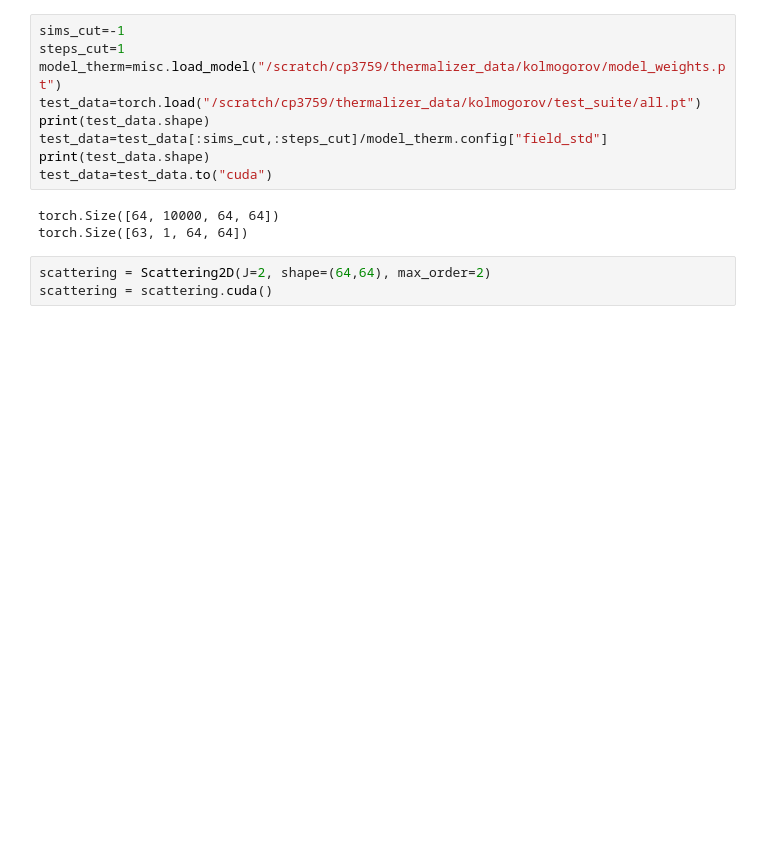
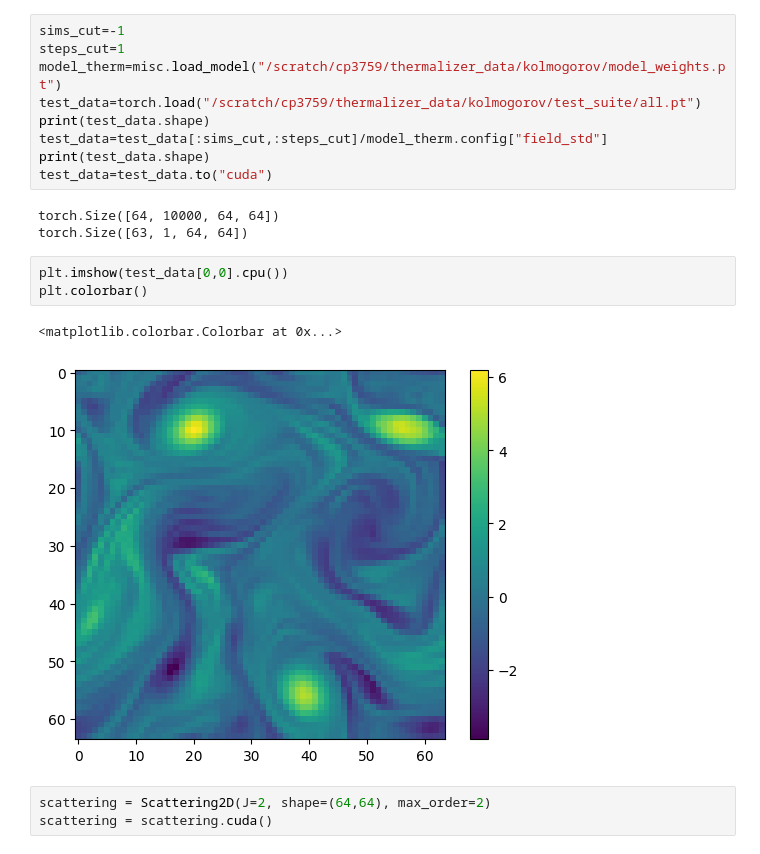
Before and after one commit to QiLiu6/thermalizer, a Jupyter notebook: notebooks/scattering.ipynb, the cells around one changed output. Saved outputs shown, nothing was run; the diff lists cells and outputs as text; blank space fills up the shorter version.

```diff
--- a/notebooks/scattering.ipynb
+++ b/notebooks/scattering.ipynb
@@ -28,6 +29,12 @@ test_data=test_data.to("cuda")
 # %% [output]
 torch.Size([64, 10000, 64, 64])
 torch.Size([63, 1, 64, 64])
+# %%
+plt.imshow(test_data[0,0].cpu())
+plt.colorbar()
+# %% [output]
+<matplotlib.colorbar.Colorbar at 0x...>
+[figure, added]
 # %%
 scattering = Scattering2D(J=2, shape=(64,64), max_order=2)
 scattering = scattering.cuda()
```
Also changed, not shown: parts of 19 cells of this notebook, 1 other file.
